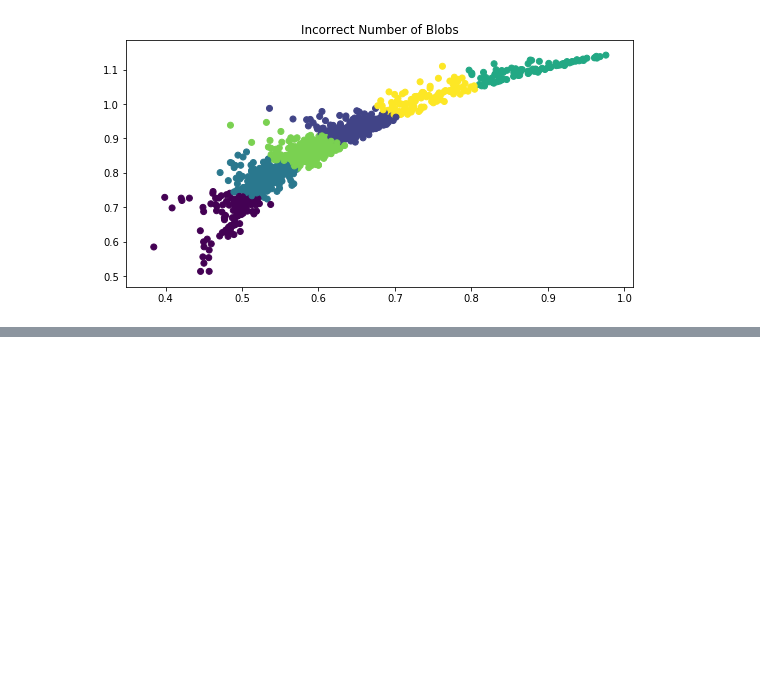
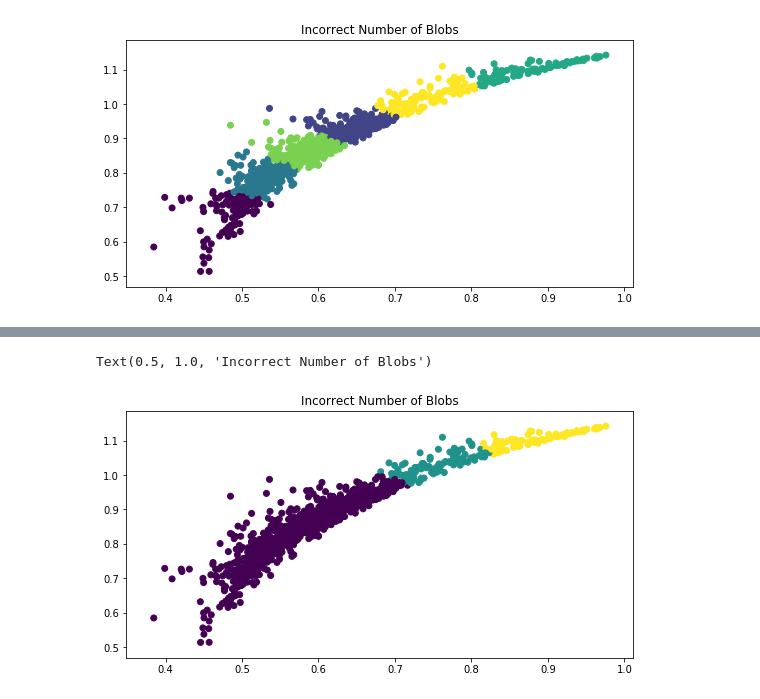
Before and after one commit to gabi939/elections, a Jupyter notebook: elections.ipynb, the cells around one changed output, grey strips where cells are left out. Saved outputs shown, nothing was run; the diff lists cells and outputs as text; code cells hidden in the pictures; blank space fills up the shorter version.

```diff
--- a/elections.ipynb
+++ b/elections.ipynb
@@ -251,0 +236,15 @@ ModuleNotFoundError: No module named 'GaussianMixture'
+# %%
+from sklearn.cluster import MeanShift, estimate_bandwidth
+
+# Compute clustering with MeanShift
+
+# The following bandwidth can be automatically detected using
+bandwidth = estimate_bandwidth(vectors, quantile=0.2, n_samples=500)
+
+ms = MeanShift(bandwidth=bandwidth, bin_seeding=True)
+ms.fit(vectors)
+y = ms.labels_
+cluster_centers = ms.cluster_centers_
+df = df_21.copy()
+df['Cluster Class'] = pd.Series(y, index=df_21.index)
+df
@@ -251,0 +265,8 @@ ModuleNotFoundError: No module named 'GaussianMixture'
+# %%
+plt.figure(figsize=(20,10))
+plt.subplot(221)
+plt.scatter(vectors[:, 0], vectors[:, 1], c=y)
+plt.title("Incorrect Number of Blobs")
+# %% [output]
+Text(0.5, 1.0, 'Incorrect Number of Blobs')
+[figure, added]
```
Also changed, not shown: parts of 11 cells of this notebook.
